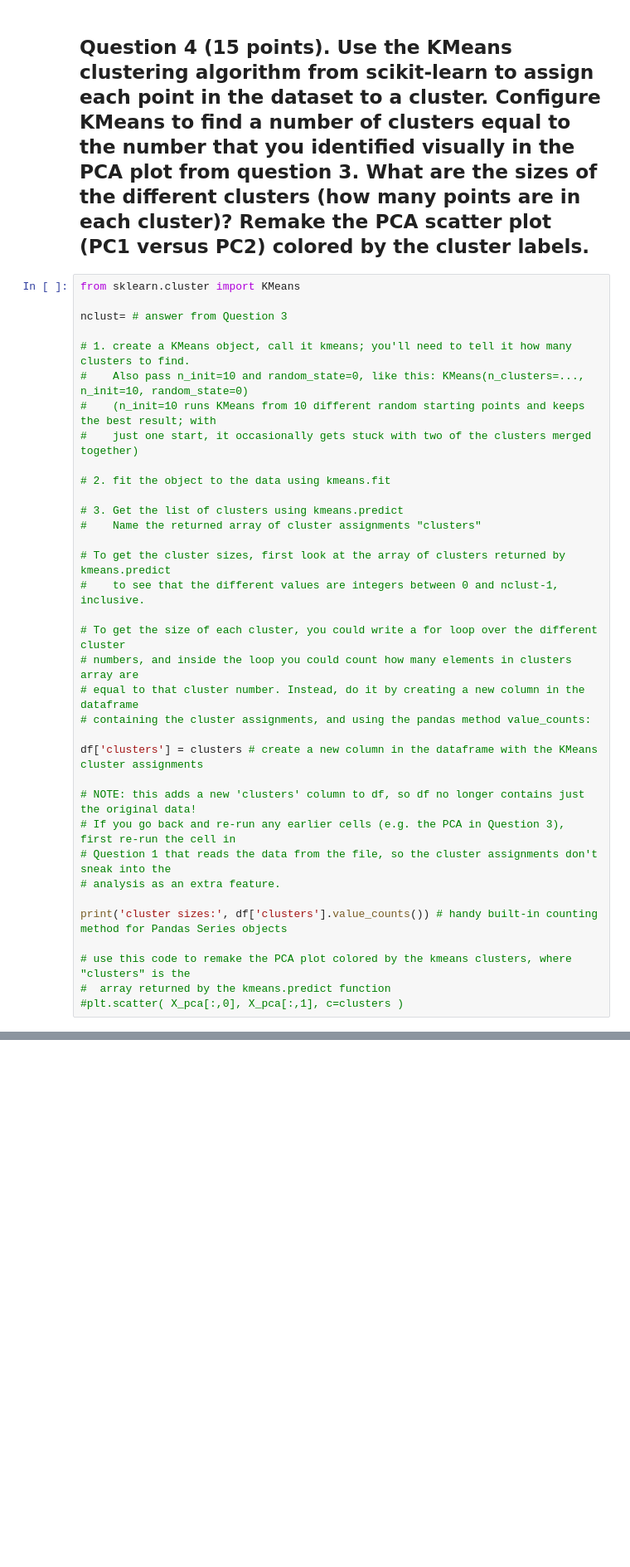
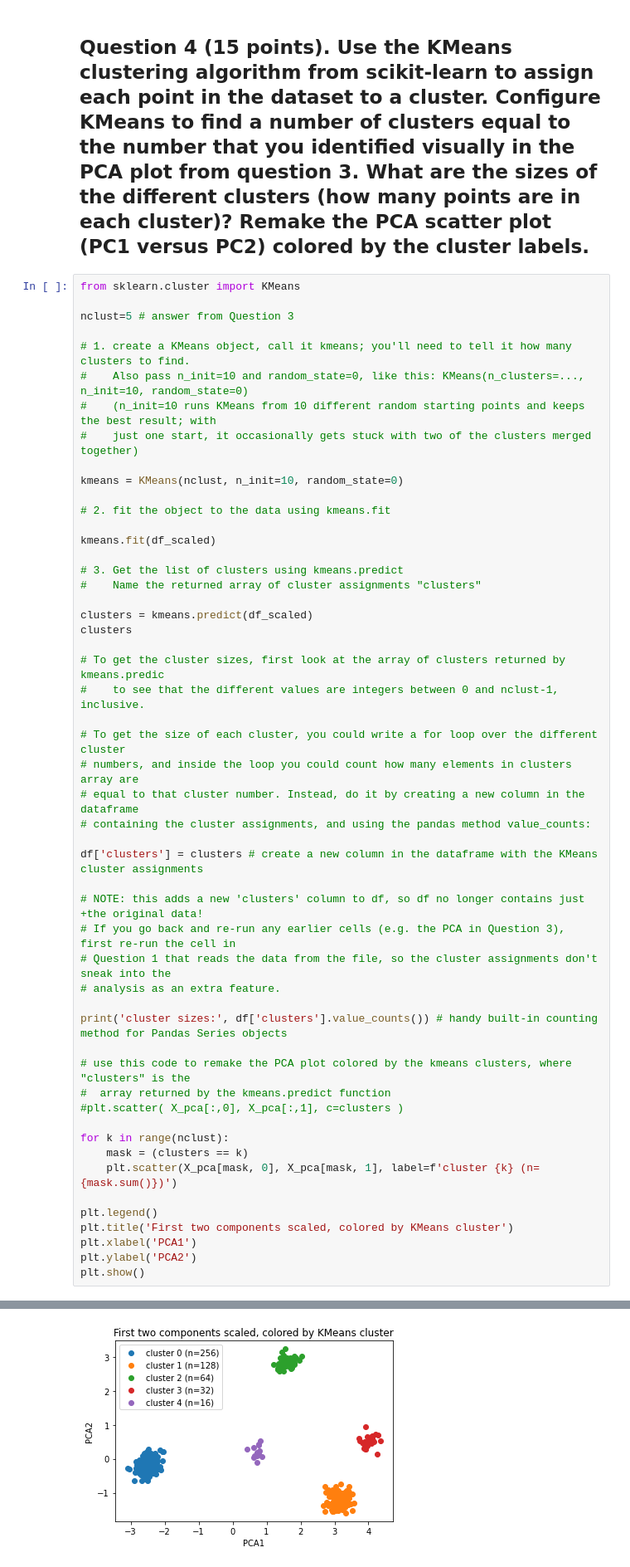
Before and after one commit to vimathi-bit/tfcb_2026, a Jupyter notebook: homeworks/homework05/homework05.ipynb, the cells around one changed output, grey strips where cells are left out. Shown at 83% size. Cells and saved outputs as stored; diff of their text form; blank space fills up the shorter version.

```diff
--- a/homeworks/homework05/homework05.ipynb
+++ b/homeworks/homework05/homework05.ipynb
@@ -48,19 +107,26 @@ from sklearn.decomposition import PCA
 # %%
 from sklearn.cluster import KMeans
 
-nclust= # answer from Question 3
+nclust=5 # answer from Question 3
 
 # 1. create a KMeans object, call it kmeans; you'll need to tell it how many clusters to find.
 #    Also pass n_init=10 and random_state=0, like this: KMeans(n_clusters=..., n_init=10, random_state=0)
 #    (n_init=10 runs KMeans from 10 different random starting points and keeps the best result; with
 #    just one start, it occasionally gets stuck with two of the clusters merged together)
 
+kmeans = KMeans(nclust, n_init=10, random_state=0)
+
 # 2. fit the object to the data using kmeans.fit
+
+kmeans.fit(df_scaled)
 
 # 3. Get the list of clusters using kmeans.predict
 #    Name the returned array of cluster assignments "clusters"
 
-# To get the cluster sizes, first look at the array of clusters returned by kmeans.predict
+clusters = kmeans.predict(df_scaled)
+clusters
+
+# To get the cluster sizes, first look at the array of clusters returned by kmeans.predic
 #    to see that the different values are integers between 0 and nclust-1, inclusive.
 
 # To get the size of each cluster, you could write a for loop over the different cluster
@@ -70,7 +136,7 @@ nclust= # answer from Question 3
 
 df['clusters'] = clusters # create a new column in the dataframe with the KMeans cluster assignments
 
-# NOTE: this adds a new 'clusters' column to df, so df no longer contains just the original data!
+# NOTE: this adds a new 'clusters' column to df, so df no longer contains just +the original data!
 # If you go back and re-run any earlier cells (e.g. the PCA in Question 3), first re-run the cell in
 # Question 1 that reads the data from the file, so the cluster assignments don't sneak into the
 # analysis as an extra feature.
@@ -80,3 +146,14 @@ print('cluster sizes:', df['clusters'].value_counts()) # handy built-in counting
 # use this code to remake the PCA plot colored by the kmeans clusters, where "clusters" is the
 #  array returned by the kmeans.predict function
 #plt.scatter( X_pca[:,0], X_pca[:,1], c=clusters )
+
+for k in range(nclust):
+    mask = (clusters == k)
+    plt.scatter(X_pca[mask, 0], X_pca[mask, 1], label=f'cluster {k} (n={mask.sum()})')
+
+plt.legend()
+plt.title('First two components scaled, colored by KMeans cluster')
+plt.xlabel('PCA1')
+plt.ylabel('PCA2')
+plt.show()
+# %% [output]
@@ -83,3 +166,4 @@ print('cluster sizes:', df['clusters'].value_counts()) # handy built-in counting
+[figure, added]
 # %% [markdown]
 ## Question 5 (10 points). Make a 'scatter matrix' plot showing each column of the original dataset plotted against each of the other 9 columns in a big 10x10 array (like we did for the iris dataset in the lectures10and11 notebook). Notice how the number of apparent clusters in the data depends on which pairs of features are being plotted against one another. Color the plots using the kmeans clusters like you did in the previous question.
 You could use `pd.plotting.scatter_matrix` or try importing seaborn (`import seaborn as sns`) and use `sns.pairplot`. Or (optional) try both and see which looks nicer. `sns.pairplot` has a `hue` argument that you can use for coloring by passing `hue='clusters'`. (Don't like the pairplot colors? Try also passing `palette='tab10'`.) See the `pd.plotting.scatter_matrix` and `sns.pairplot` examples in the lectures10and11.ipynb jupyter notebook.
```
Also changed, not shown: parts of 8 cells of this notebook.
